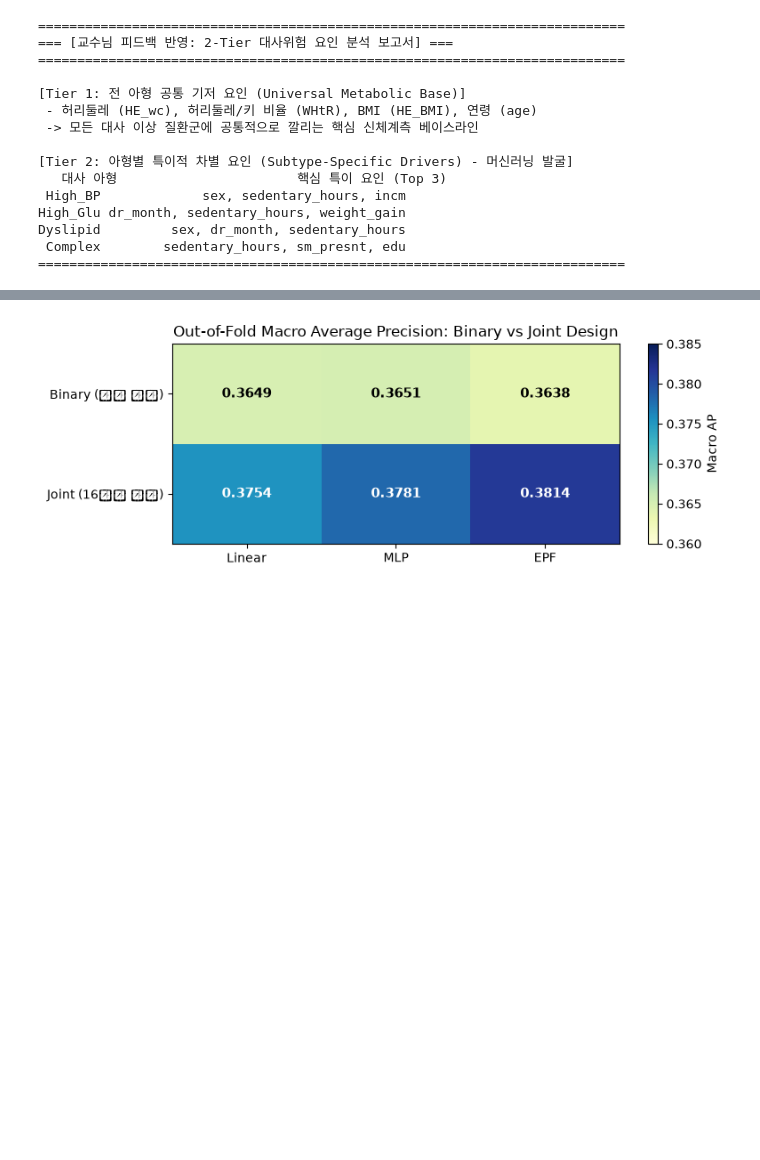
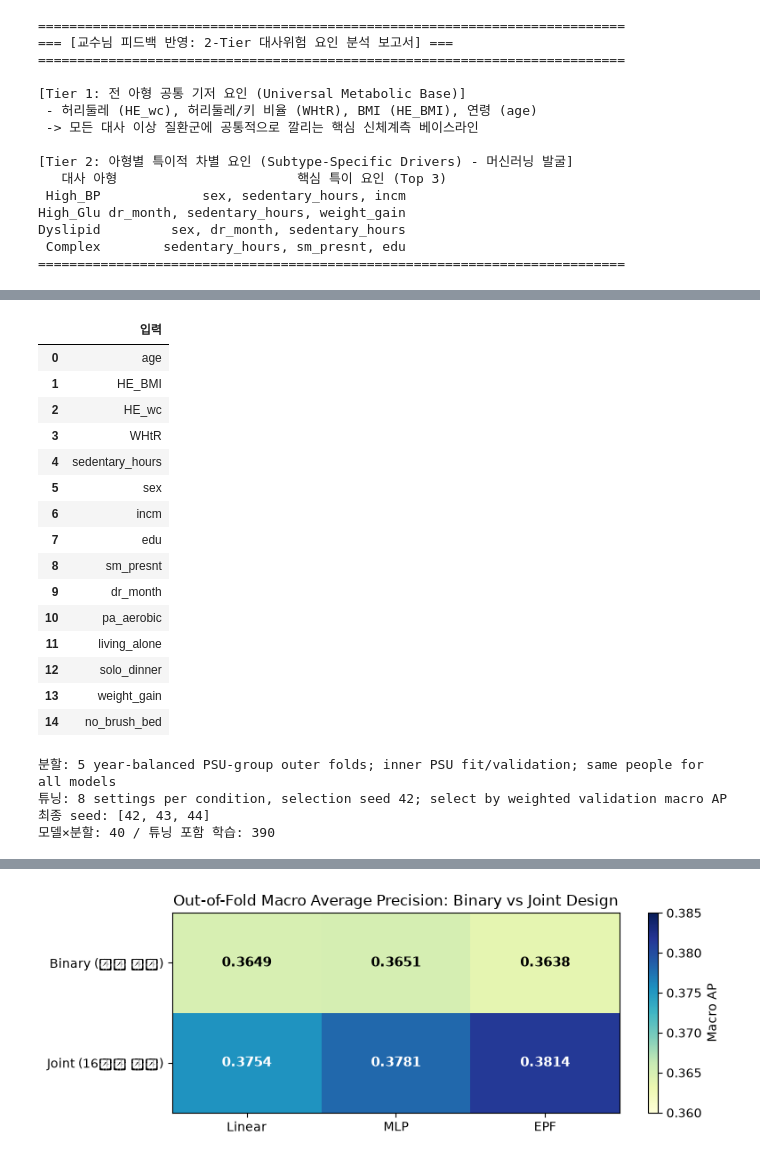
Before and after one commit to kdw123654/digital-project, a Jupyter notebook: my_model.ipynb, the cells around one changed output, grey strips where cells are left out. Saved outputs shown, nothing was run; the diff lists cells and outputs as text; code cells hidden in the pictures; blank space fills up the shorter version.

```diff
--- a/my_model.ipynb
+++ b/my_model.ipynb
@@ -915,0 +964,27 @@ Dyslipid         sex, dr_month, sedentary_hours
+# %%
+display(pd.DataFrame({"입력": summary["predictors"]}))
+print("분할:", summary["split"])
+print("튜닝:", summary["tuning"])
+print("최종 seed:", summary["final_seeds"])
+print("모델×분할:", summary["model_fold_units"], "/ 튜닝 포함 학습:", summary["fit_count"])
+# %% [output]
+|  | 입력 |
+| 0 | age |
+| 1 | HE_BMI |
+| 2 | HE_wc |
+| 3 | WHtR |
+| 4 | sedentary_hours |
+| 5 | sex |
+| 6 | incm |
+| 7 | edu |
+| 8 | sm_presnt |
+| 9 | dr_month |
+| 10 | pa_aerobic |
+| 11 | living_alone |
+| 12 | solo_dinner |
+| 13 | weight_gain |
+| 14 | no_brush_bed |
+분할: 5 year-balanced PSU-group outer folds; inner PSU fit/validation; same people for all models
+튜닝: 8 settings per condition, selection seed 42; select by weighted validation macro AP
+최종 seed: [42, 43, 44]
+모델×분할: 40 / 튜닝 포함 학습: 390
```
Also changed, not shown: parts of 22 cells of this notebook, 21 other files.
